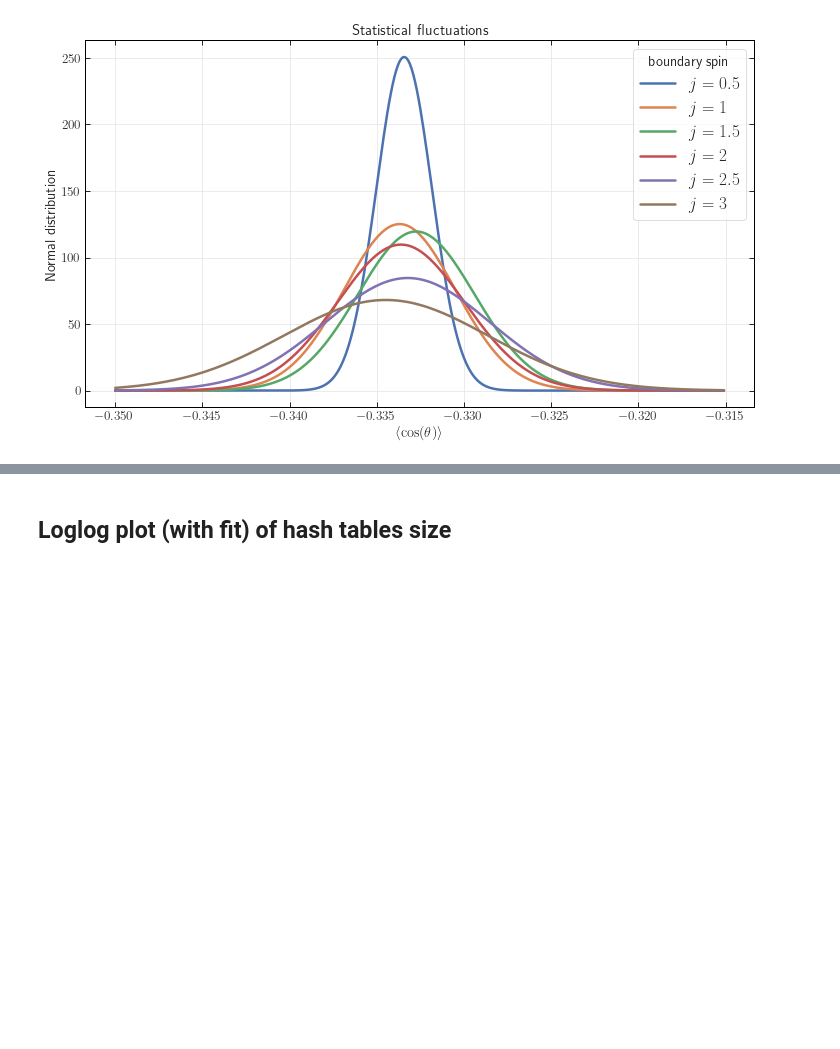
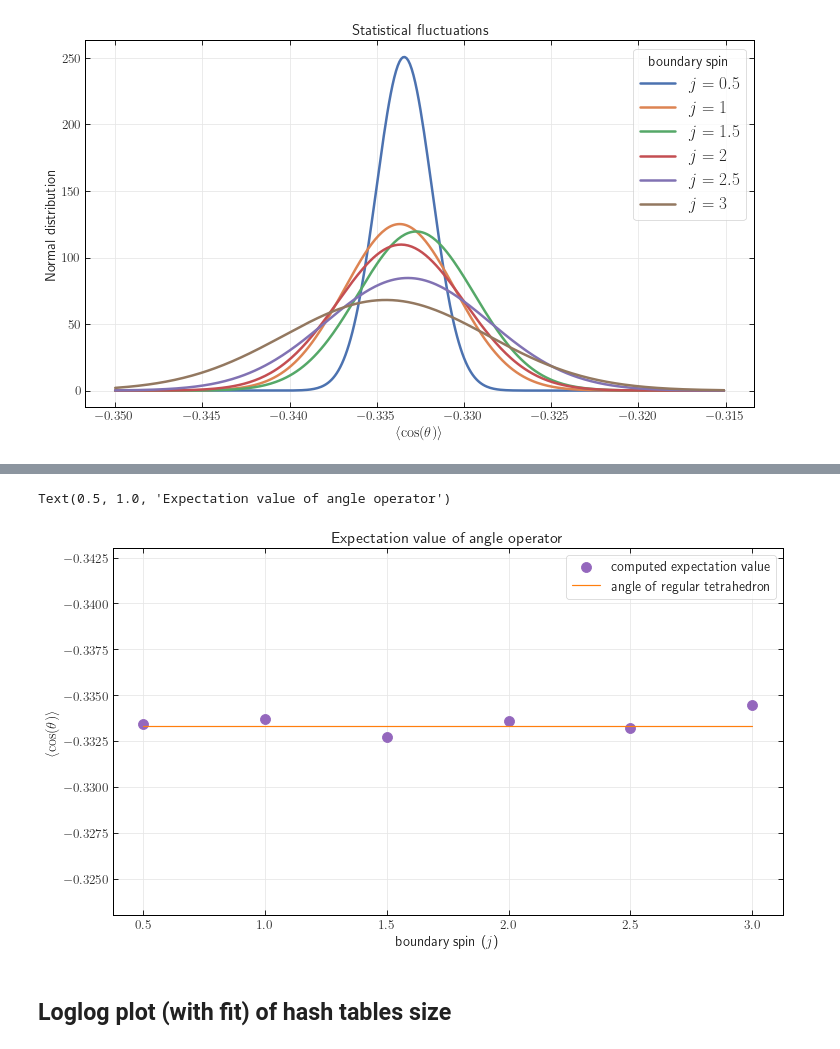
Before and after one commit to PietropaoloFrisoni/MCMC_16_cells_spinfoam, a Jupyter notebook: Python_interface.ipynb, the cells around one changed output, grey strips where cells are left out. Drawn from its saved outputs; the diff is of its cells as text; code cells hidden in the pictures; blank space fills up the shorter version.

```diff
--- a/Python_interface.ipynb
+++ b/Python_interface.ipynb
@@ -240,3 +247,13 @@ plt.title('Statistical fluctuations', fontsize=15)
 plt.show()
 # %% [output]
 [figure]
+# %%
+angles_average = [-0.3334329648852039, -0.3336911744117442, -0.3327424146463688, -0.33361569067079594, -0.3332254129684163, -0.33448275454976717]
+regular_values = [-0.3333333333, -0.3333333333, -0.3333333333, -0.3333333333, -0.3333333333, -0.3333333333]
+corresponding_spin = [0.5, 1, 1.5, 2, 2.5, 3]
+# %%
+df = pd.DataFrame({
+    "spin": corresponding_spin,
+    "angles_average": angles_average,
+    "regular_values": regular_values
+})
@@ -243,3 +270,28 @@ plt.show()
+# %%
+ax = df.plot(x='spin',
+             y='angles_average',
+             s=100,
+             xticks=corresponding_spin,
+             kind='scatter',
+             grid='false',
+             color='tab:purple',
+             label='computed expectation value',
+             figsize=(12, 6.75))
+df.plot(x='spin',
+        y='regular_values',
+        ax=ax,
+        kind='line',
+        color='tab:orange',
+        linewidth=1.2,
+        label='angle of regular tetrahedron')
+plt.legend(fontsize = 14)
+ax.set_ylim([-0.323, -0.343])
+plt.ylabel(r"$\langle \cos (\theta) \rangle$")
+plt.xlabel("boundary spin ($j$)")
+plt.title('Expectation value of angle operator', fontsize=16)
+# %% [output]
+Text(0.5, 1.0, 'Expectation value of angle operator')
+[figure, added]
 # %% [markdown]
 ## Loglog plot (with fit) of hash tables size
 # %% [markdown]
```
Also changed, not shown: parts of 7 cells of this notebook.
